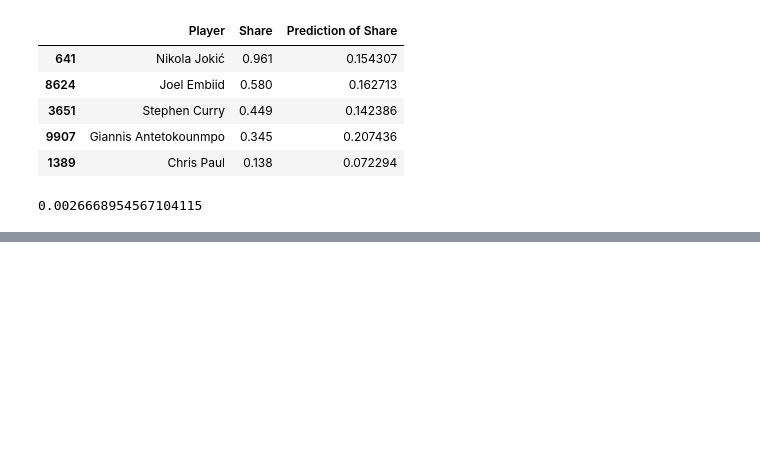
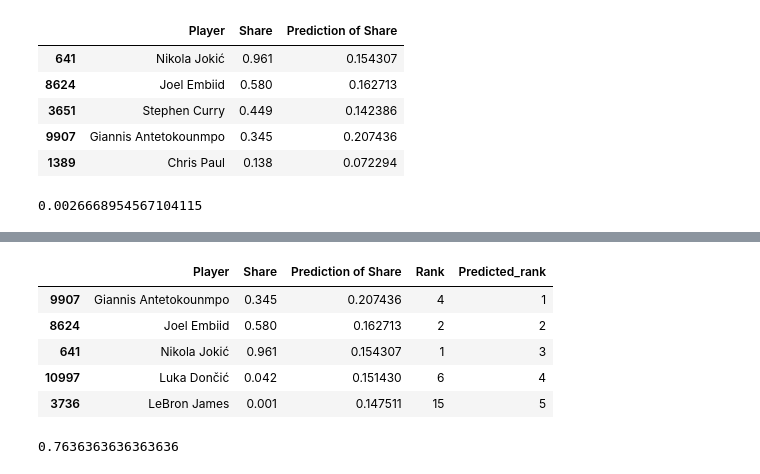
Before and after one commit to mugilan6379/Predict-NBA-MVP, a Jupyter notebook: predict_mvp.ipynb, the cells around one changed output, grey strips where cells are left out. Saved outputs shown, nothing was run; the diff lists cells and outputs as text; code cells hidden in the pictures; blank space fills up the shorter version.

```diff
--- a/predict_mvp.ipynb
+++ b/predict_mvp.ipynb
@@ -142,3 +142,7 @@ from sklearn.metrics import mean_squared_error
 mean_squared_error(combo['Share'],combo['Prediction of Share'])
 # %% [output]
 0.0026668954567104115
+# %%
+combo = combo.sort_values('Share',ascending=False)
+combo['Rank'] = list(range(1,combo.shape[0]+1))
+combo.head()
@@ -144,0 +156,11 @@ mean_squared_error(combo['Share'],combo['Prediction of Share'])
+# %%
+combo = combo.sort_values('Prediction of Share',ascending=False)
+combo['Predicted_rank'] = list(range(1,combo.shape[0]+1))
+combo.head()
+# %% [output]
+|  | Player | Share | Prediction of Share | Rank | Predicted_rank |
+| 9907 | Giannis Antetokounmpo | 0.345 | 0.207436 | 4 | 1 |
+| 8624 | Joel Embiid | 0.580 | 0.162713 | 2 | 2 |
+| 641 | Nikola Jokić | 0.961 | 0.154307 | 1 | 3 |
+| 10997 | Luka Dončić | 0.042 | 0.151430 | 6 | 4 |
+| 3736 | LeBron James | 0.001 | 0.147511 | 15 | 5 |
@@ -144,0 +180,4 @@ mean_squared_error(combo['Share'],combo['Prediction of Share'])
+# %%
+find_ap(combo)
+# %% [output]
+0.7636363636363636
```
Also changed, not shown: parts of 2 cells of this notebook.
